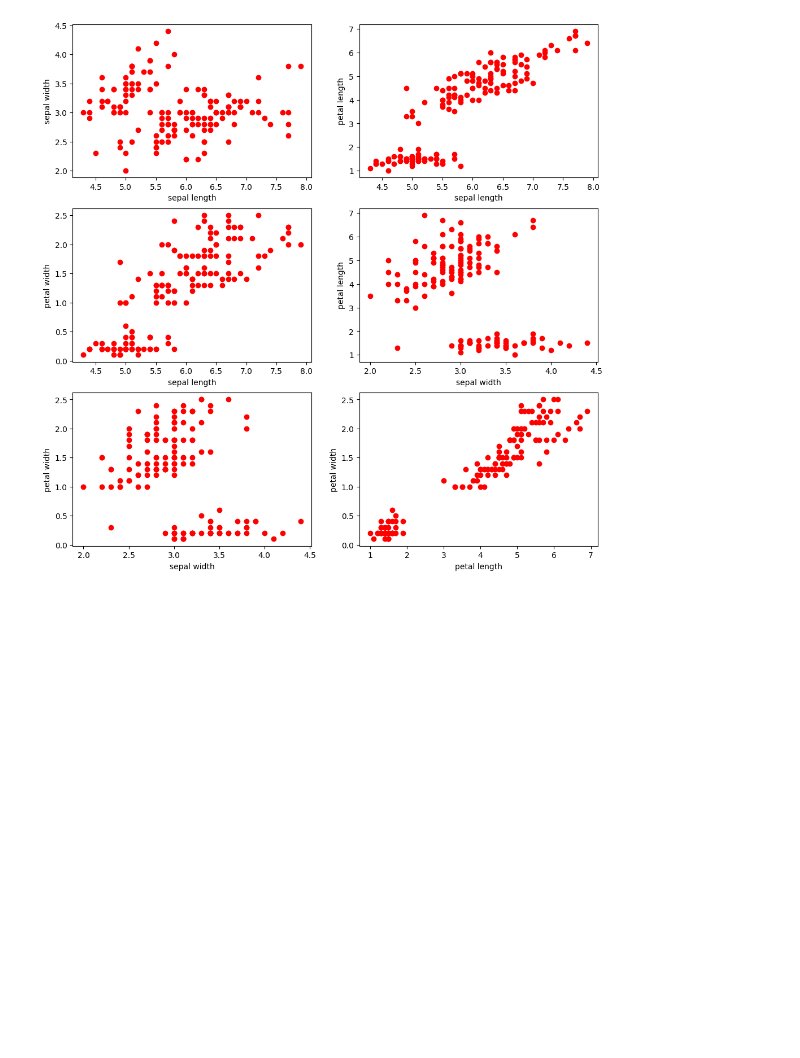
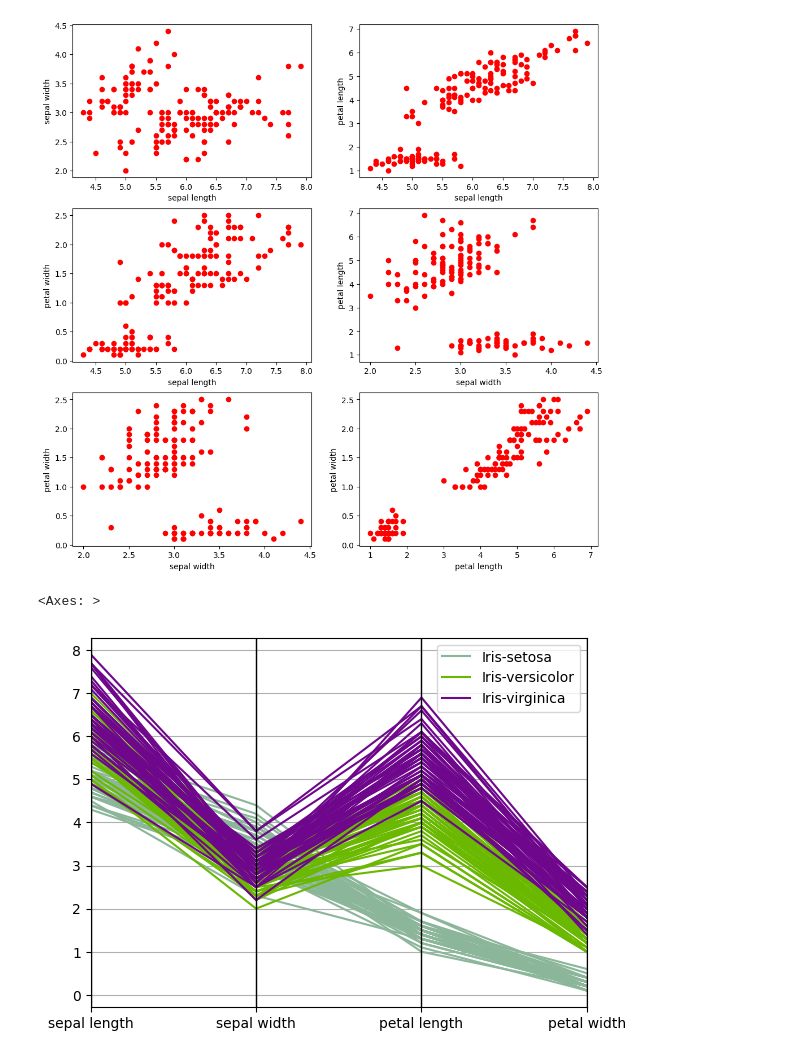
Before and after one commit to INFO-523-Exercises/r-python-exercise1-avikalsingh1, a Jupyter notebook: hw1.ipynb, the cells around one changed output. Cells and saved outputs as stored; diff of their text form; code cells hidden in the pictures; blank space fills up the shorter version.

Commit message:
DIsplay data through  Parallel coordinates

```diff
--- a/hw1.ipynb
+++ b/hw1.ipynb
@@ -106,3 +106,11 @@ for i in range(3):
         index = index + 1
 # %% [output]
 [figure]
+# %%
+from pandas.plotting import parallel_coordinates
+%matplotlib inline
+
+parallel_coordinates(data, 'class')
+# %% [output]
+<Axes: >
+[figure, added]
```
